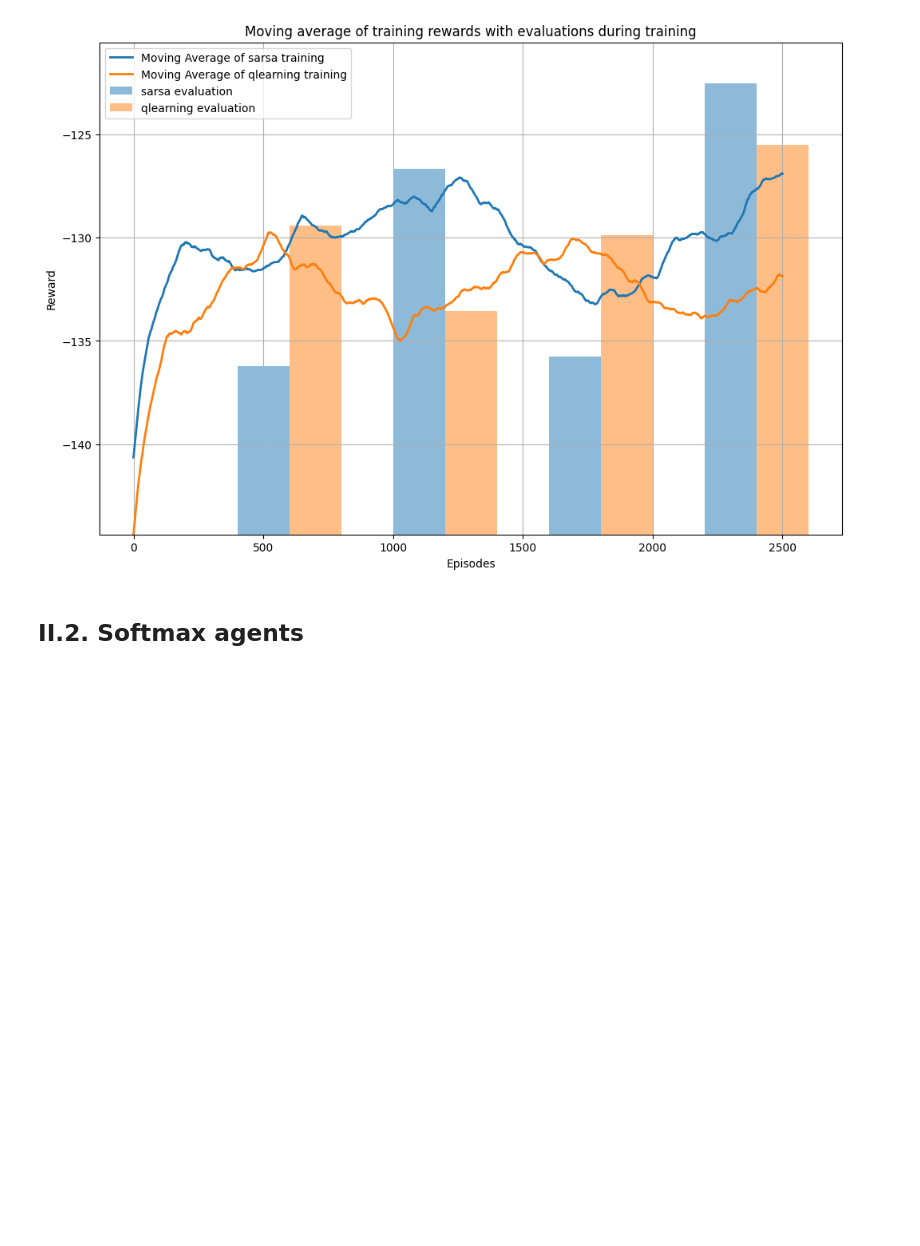
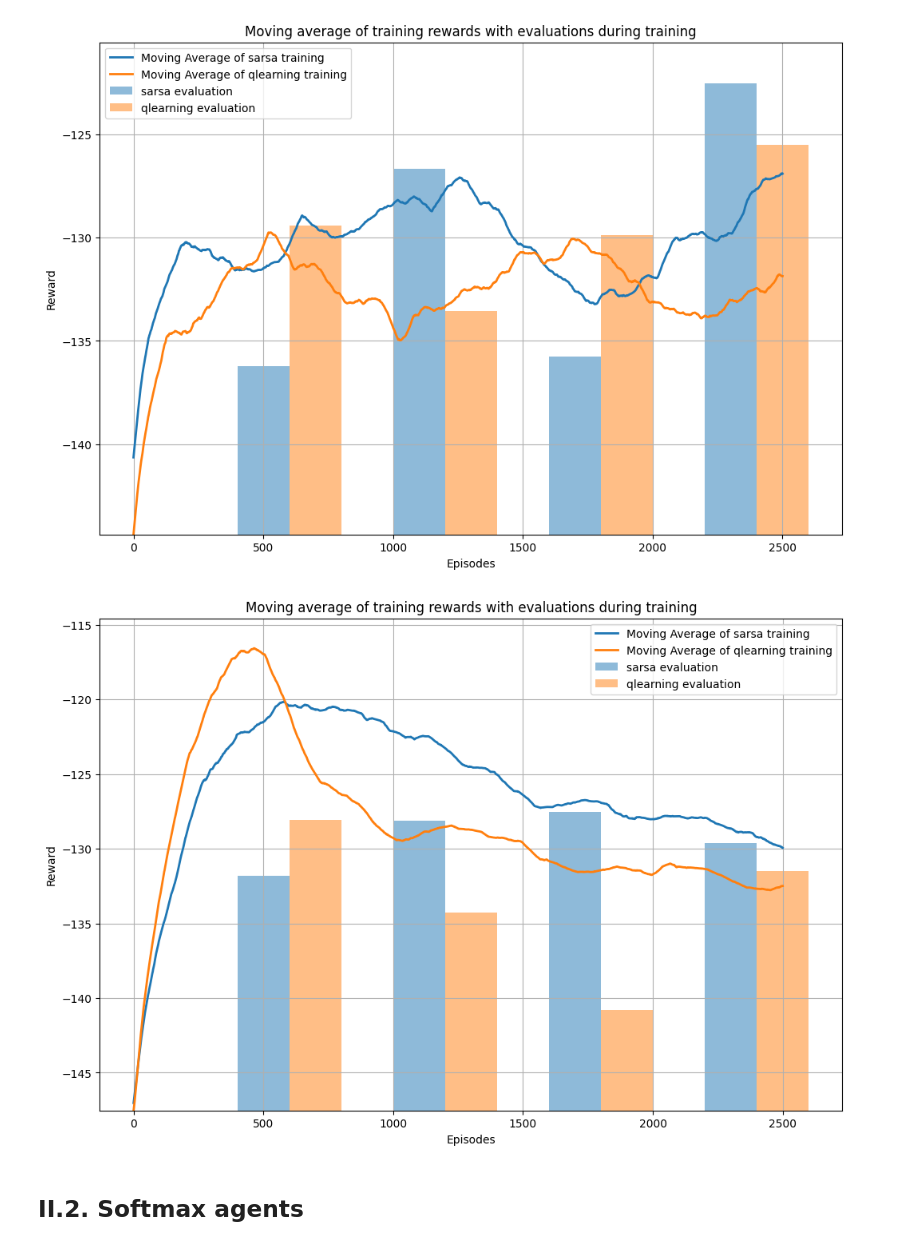
Before and after one commit to salmalys/mountain_car, a Jupyter notebook: src/experiments/mountaincar_experiments/mc_sarsa_vs_qlearning.ipynb, the cells around one changed output. Saved outputs shown, nothing was run; the diff lists cells and outputs as text; code cells hidden in the pictures; blank space fills up the shorter version.

```diff
--- a/src/experiments/mountaincar_experiments/mc_sarsa_vs_qlearning.ipynb
+++ b/src/experiments/mountaincar_experiments/mc_sarsa_vs_qlearning.ipynb
@@ -331,6 +336,17 @@ line_bar_plot(
 )
 # %% [output]
 [figure]
+# %%
+data_dict = process_json(
+    "../../data/mountain_car/compare/eps_greedy/determ_start_sarsa_vs_qlearning_2", "r"
+)
+line_bar_plot(
+    lineplot_window_size=500,
+    traning_data=data_dict["training_data"],
+    evaluation_data=data_dict["evaluation_data"],
+)
+# %% [output]
+[figure, added]
 # %% [markdown]
 ## II.2. Softmax agents
 # %%
```
Also changed, not shown: parts of 4 cells of this notebook, 2 other files.
